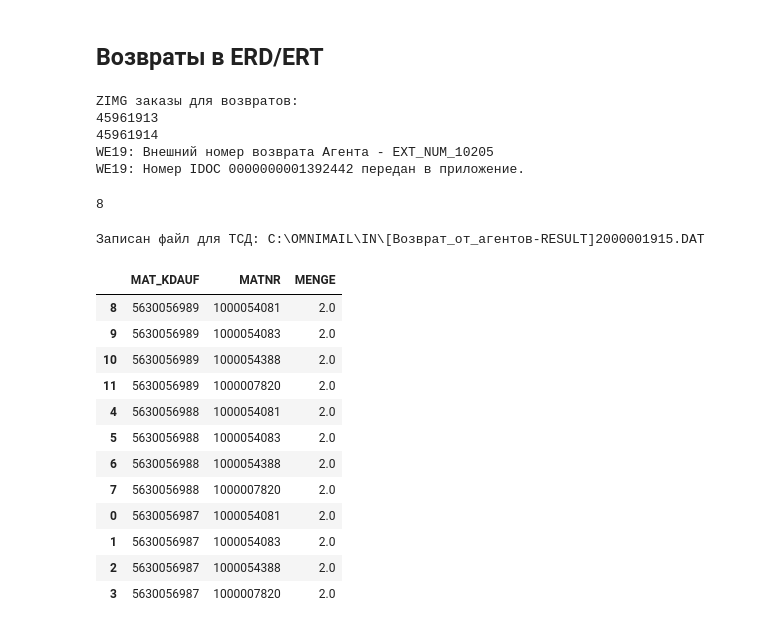
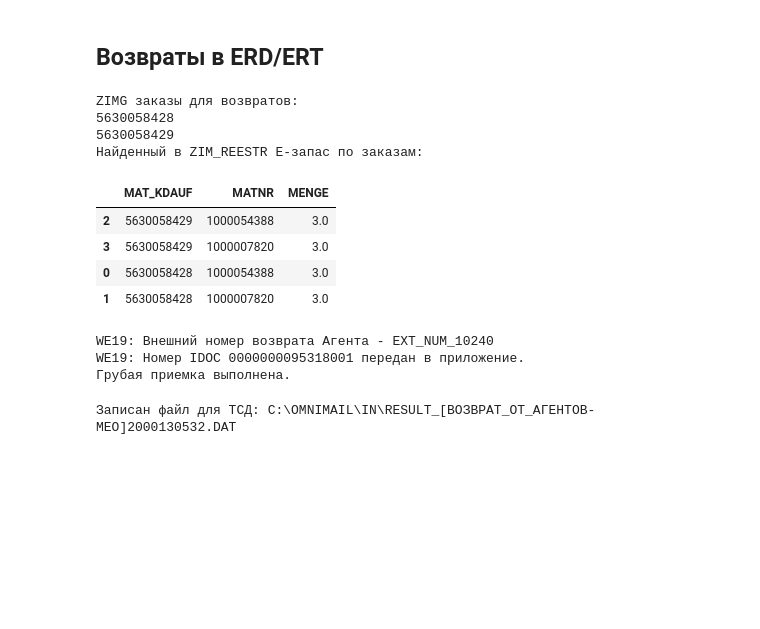
Before and after one commit to kamenevdn/SAP, a Jupyter notebook: Cockpit/Nextday-возвраты.ipynb, the cells around one changed output. Saved outputs shown, nothing was run; the diff lists cells and outputs as text; code cells hidden in the pictures; blank space fills up the shorter version.

```diff
--- a/Cockpit/Nextday-возвраты.ipynb
+++ b/Cockpit/Nextday-возвраты.ipynb
@@ -70,6 +70,8 @@ class Returns:
             stocks = self.sap.read_alv(grid, cols = ["MAT_KDAUF", "MATNR", "MENGE"], tech_names=True)
             stocks.drop(index=stocks[stocks['MAT_KDAUF']==''].index, inplace=True)
             self.e_stock = stocks.sort_values(by='MAT_KDAUF', ascending=False)
+            print('Найденный в ZIM_REESTR Е-запас по заказам:')
+            display(self.e_stock)
         except:
             self.sap.error_print()
         finally:
@@ -242,7 +244,7 @@ class Returns:
             session = None
 
         _transport = self.cur_return_pos['TKNUM'].unique()[0]
-        _shtr_file = OUT_DIR+"[Возврат_от_агентов-SHTR]"+_transport+".DAT"
+        _shtr_file = OUT_DIR+"[Возврат_от_агентов-SHTR].DAT"
 
         if not os.path.exists(_shtr_file):
             print('Данные не выгружены в ТСД')
@@ -259,7 +261,7 @@ class Returns:
         self.cur_return_pos['EAN'] = self.cur_return_pos['MATNR'].apply(lambda matnr: self.shtr_matnr_dict[matnr])
 
         # Записываем файл для загрузки в ТСД
-        _in_file = IN_DIR+"[Возврат_от_агентов-RESULT]"+_transport+".DAT"
+        _in_file = IN_DIR+"RESULT_[ВОЗВРАТ_ОТ_АГЕНТОВ-MEO]"+_transport+".DAT"
         with open(_in_file, 'w+') as file:
             for index, row in self.cur_return_pos.iterrows():
                 _quantity = int(row['ORMNG'])
@@ -280,48 +282,53 @@ class Returns:
 
                 file.write(text)
         print('Записан файл для ТСД:', _in_file)
+
+    def zimr_grub_gr(self):
+        """Выделяем все строки и делаем грубую приемку"""
+        try:
+            session = self.sap.session()
+            grid = session.findById("wnd[0]/usr/cntlALV_0100/shellcont/shellcont/shell/shellcont[0]/shell")
+            row_count = grid.RowCount
+            grid.selectedRows = "0-"+str(row_count-1)
+            session.findById("wnd[0]/usr/cntlALV_0100/shellcont/shellcont/shell/shellcont[0]/shell").pressToolbarButton("SAVE_H")
+            session.findById("wnd[1]/usr/btnBUTTON_1").press()
+            print('Грубая приемка выполнена.')
+        except:
+            self.sap.error_print()
+        finally:
+            session = None
 # %% [markdown]
 ## Возвраты в ERD/ERT
 # %%
-ret = Returns('ERD')
+ret = Returns('ERT')
 
 # Считываем запасы агента по ранее созданным и отгруженным заказам
 ret.zim_reestr()
 
-# Создаем IDOC вида ZIMRETAG на каждый заказ из e_stock
+# Создаем IDOC вида ZIMRETAG на заказы из e_stock (one_idoc=True - один айдок на все заказы)
 ret.we19(quantity='Full', send=True, one_idoc=True)
 
 # Открываем ZIMR со списком созданных заявок на возврат
-#ret.zimr(ext_num=ret.ext_number)
+ret.zimr(ext_num=ret.ext_number)
+
+# Делаем грубую приемку всех поставок одной машиной
+ret.zimr_grub_gr()
 # %% [output]
 ZIMG заказы для возвратов:
-45961913
-45961914
-WE19: Внешний номер возврата Агента - EXT_NUM_10205
-WE19: Номер IDOC 0000000001392442 передан в приложение.
+5630058428
+5630058429
+Найденный в ZIM_REESTR Е-запас по заказам:
+|  | MAT_KDAUF | MATNR | MENGE |
+| 2 | 5630058429 | 1000054388 | 3.0 |
+| 3 | 5630058429 | 1000007820 | 3.0 |
+| 0 | 5630058428 | 1000054388 | 3.0 |
+| 1 | 5630058428 | 1000007820 | 3.0 |
+WE19: Внешний номер возврата Агента - EXT_NUM_10240
+WE19: Номер IDOC 0000000095318001 передан в приложение.
+Грубая приемка выполнена.
-# %%
-len(ret.e_stock)
-# %% [output]
-8
 # %%
 # Формирование файла для загрузки из ТСД
-#ret = Returns('ERD')
+ret = Returns('ERT')
 ret.form_tsd_file(defect=True, random=True)
 # %% [output]
-Записан файл для ТСД: C:\OMNIMAIL\IN\[Возврат_от_агентов-RESULT]2000001915.DAT
+Записан файл для ТСД: C:\OMNIMAIL\IN\RESULT_[ВОЗВРАТ_ОТ_АГЕНТОВ-MEO]2000130532.DAT
-# %%
-e_stock
-# %% [output]
-|  | MAT_KDAUF | MATNR | MENGE |
-| 8 | 5630056989 | 1000054081 | 2.0 |
-| 9 | 5630056989 | 1000054083 | 2.0 |
-| 10 | 5630056989 | 1000054388 | 2.0 |
-| 11 | 5630056989 | 1000007820 | 2.0 |
-| 4 | 5630056988 | 1000054081 | 2.0 |
-| 5 | 5630056988 | 1000054083 | 2.0 |
-| 6 | 5630056988 | 1000054388 | 2.0 |
-| 7 | 5630056988 | 1000007820 | 2.0 |
-| 0 | 5630056987 | 1000054081 | 2.0 |
-| 1 | 5630056987 | 1000054083 | 2.0 |
-| 2 | 5630056987 | 1000054388 | 2.0 |
-| 3 | 5630056987 | 1000007820 | 2.0 |
```
Also changed, not shown: parts of 1 cell of this notebook, 16 other files.
